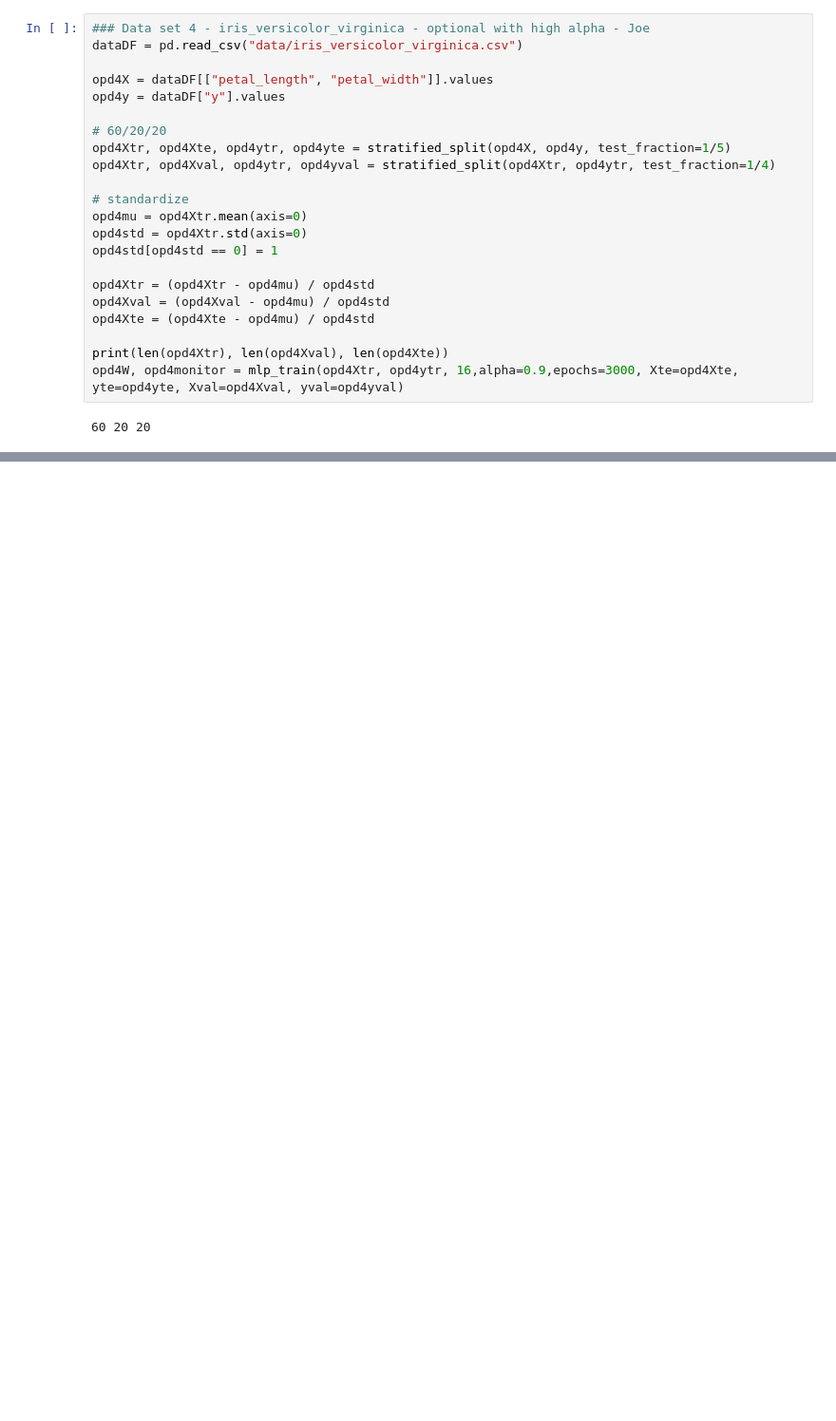
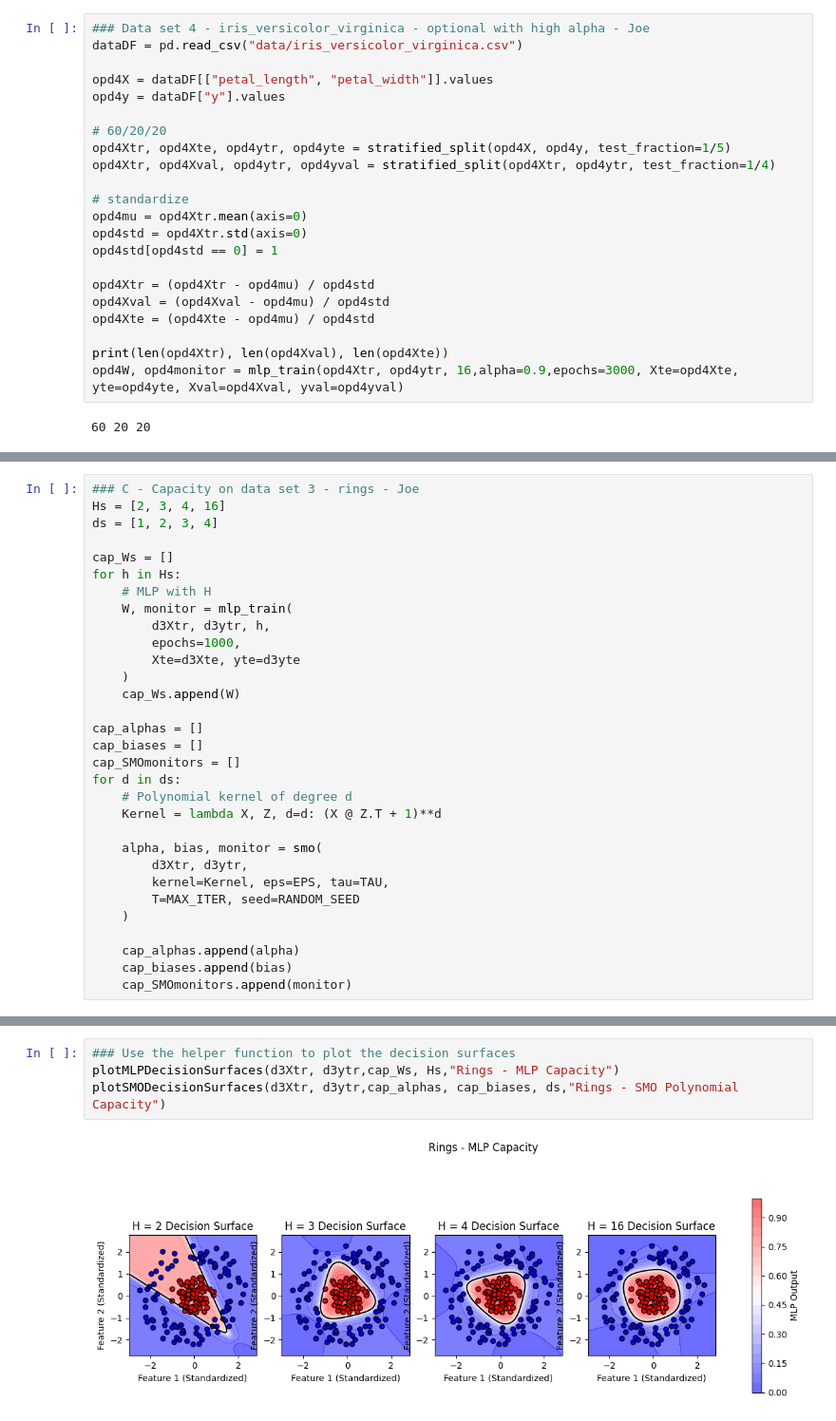
Before and after one commit to JosephAFerguson/CS6037_MachineLearning, a Jupyter notebook: Assignment6/code.ipynb, the cells around one changed output, grey strips where cells are left out. Shown at 95% size. Cells and saved outputs as stored; diff of their text form; blank space fills up the shorter version.

```diff
--- a/Assignment6/code.ipynb
+++ b/Assignment6/code.ipynb
@@ -581,0 +993,31 @@ yte = testDF["y"].values
+# %%
+### C - Capacity on data set 3 - rings - Joe
+Hs = [2, 3, 4, 16]
+ds = [1, 2, 3, 4]
+
+cap_Ws = []
+for h in Hs:
+    # MLP with H
+    W, monitor = mlp_train(
+        d3Xtr, d3ytr, h,
+        epochs=1000,
+        Xte=d3Xte, yte=d3yte
+    )
+    cap_Ws.append(W)
+
+cap_alphas = []
+cap_biases = []
+cap_SMOmonitors = []
+for d in ds:
+    # Polynomial kernel of degree d
+    Kernel = lambda X, Z, d=d: (X @ Z.T + 1)**d
+
+    alpha, bias, monitor = smo(
+        d3Xtr, d3ytr,
+        kernel=Kernel, eps=EPS, tau=TAU,
+        T=MAX_ITER, seed=RANDOM_SEED
+    )
+
+    cap_alphas.append(alpha)
+    cap_biases.append(bias)
+    cap_SMOmonitors.append(monitor)
@@ -581,0 +1154,6 @@ yte = testDF["y"].values
+# %%
+### Use the helper function to plot the decision surfaces
+plotMLPDecisionSurfaces(d3Xtr, d3ytr,cap_Ws, Hs,"Rings - MLP Capacity")
+plotSMODecisionSurfaces(d3Xtr, d3ytr,cap_alphas, cap_biases, ds,"Rings - SMO Polynomial Capacity")
+# %% [output]
+[figure, added]
```
Also changed, not shown: parts of 37 cells of this notebook, 26 other files.
